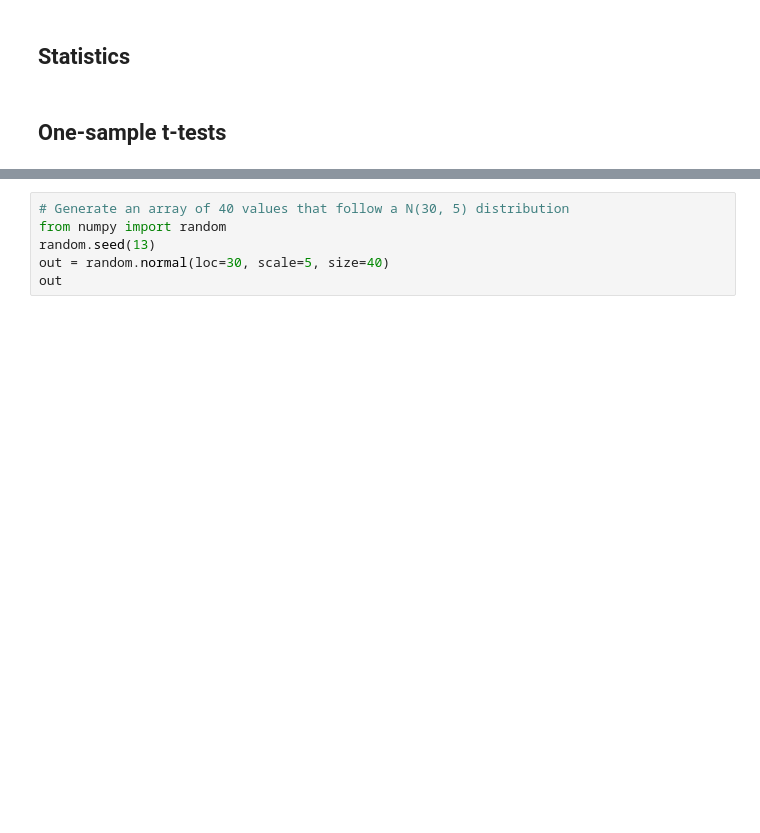
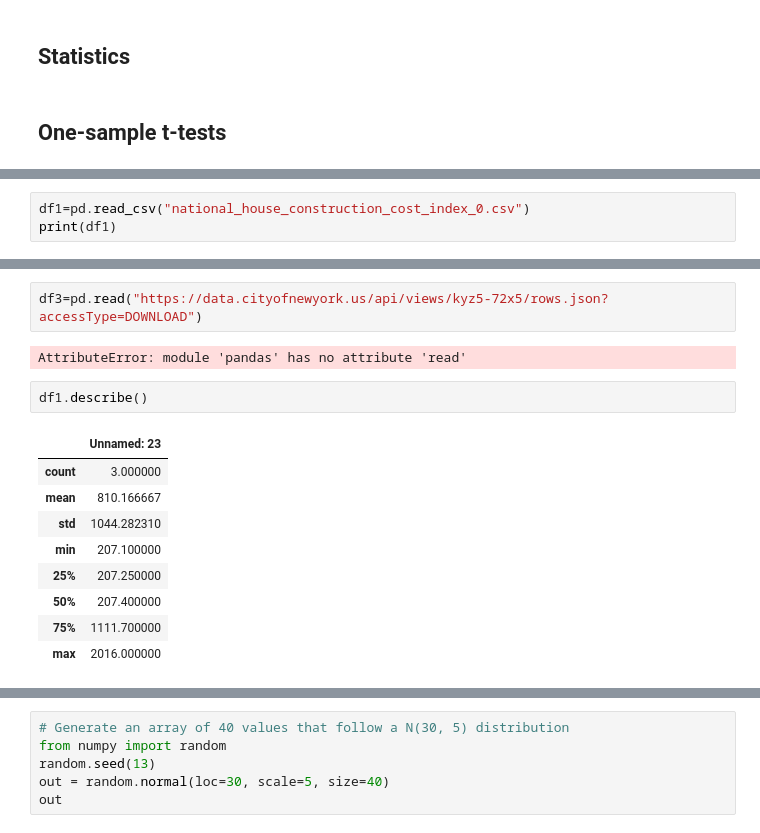
Before and after one commit to jlac23/CCT_MSC_DA_CA2_2020092, a Jupyter notebook: MSC_DA_CA2_2020092.ipynb, the cells around one changed output, grey strips where cells are left out. Cells and saved outputs as stored; diff of their text form; blank space fills up the shorter version.

```diff
--- a/MSC_DA_CA2_2020092.ipynb
+++ b/MSC_DA_CA2_2020092.ipynb
@@ -7,0 +39,3 @@ import seaborn as sns
+# %%
+df1=pd.read_csv("national_house_construction_cost_index_0.csv")
+print(df1)
@@ -7,0 +81,16 @@ import seaborn as sns
+# %%
+df3=pd.read("https://data.cityofnewyork.us/api/views/kyz5-72x5/rows.json?accessType=DOWNLOAD")
+# %% [output]
+AttributeError: module 'pandas' has no attribute 'read'
+# %%
+df1.describe()
+# %% [output]
+|  | Unnamed: 23 |
+| count | 3.000000 |
+| mean | 810.166667 |
+| std | 1044.282310 |
+| min | 207.100000 |
+| 25% | 207.250000 |
+| 50% | 207.400000 |
+| 75% | 1111.700000 |
+| max | 2016.000000 |
```
Also changed, not shown: parts of 7 cells of this notebook.
